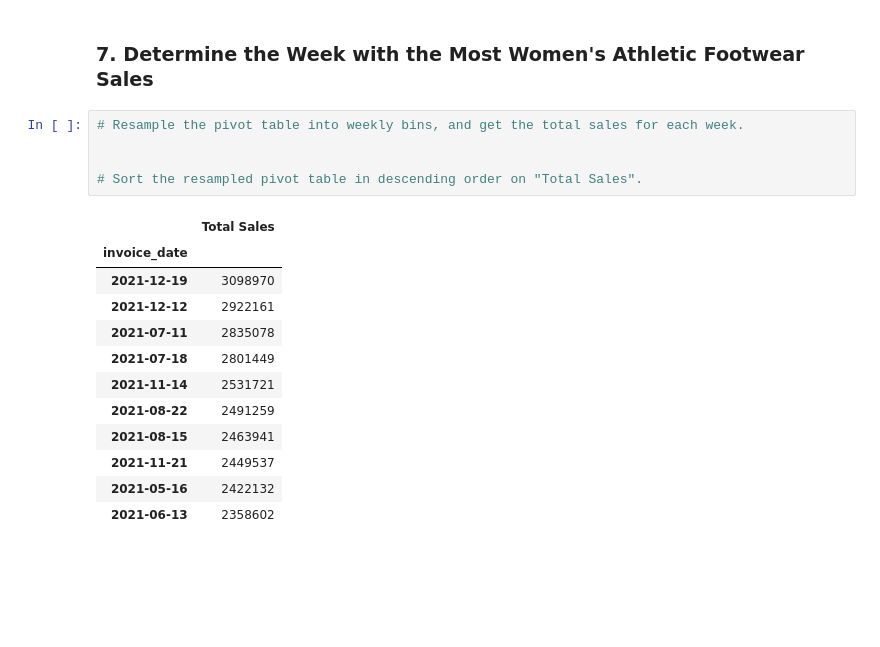
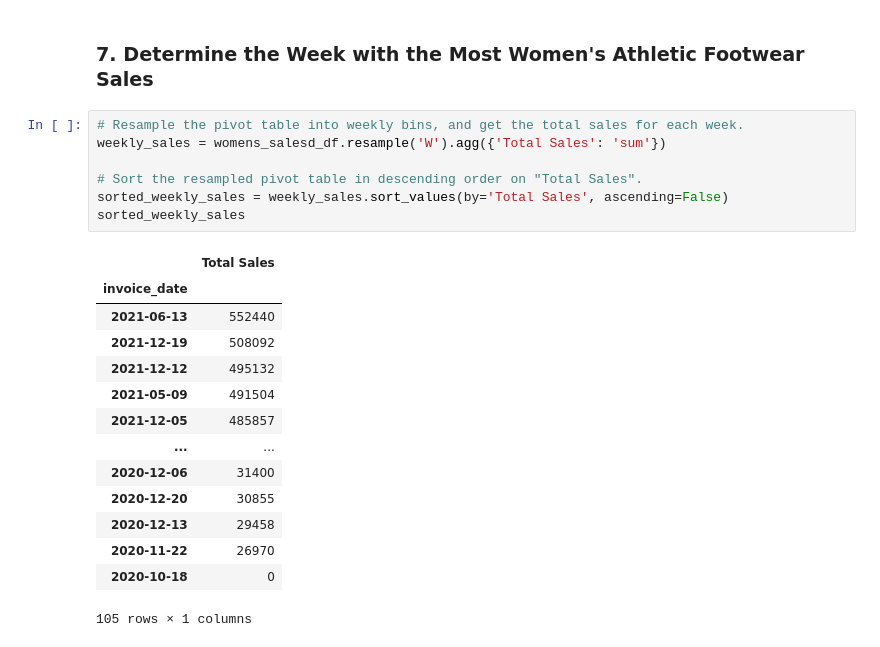
Before and after one commit to Dragon9804/athletic_sales_analysis, a Jupyter notebook: athletic_sales_analysis.ipynb, the cells around one changed output. Cells and saved outputs as stored; diff of their text form; blank space fills up the shorter version.

```diff
--- a/athletic_sales_analysis.ipynb
+++ b/athletic_sales_analysis.ipynb
@@ -437,19 +437,23 @@ sorted_daily_sales
 ### 7.  Determine the Week with the Most Women's Athletic Footwear Sales
 # %%
 # Resample the pivot table into weekly bins, and get the total sales for each week.
-
+weekly_sales = womens_salesd_df.resample('W').agg({'Total Sales': 'sum'})
 
 # Sort the resampled pivot table in descending order on "Total Sales".
+sorted_weekly_sales = weekly_sales.sort_values(by='Total Sales', ascending=False)
+sorted_weekly_sales
 # %% [output]
 |  | Total Sales |
 | invoice_date |  |
-| 2021-12-19 | 3098970 |
-| 2021-12-12 | 2922161 |
-| 2021-07-11 | 2835078 |
-| 2021-07-18 | 2801449 |
-| 2021-11-14 | 2531721 |
-| 2021-08-22 | 2491259 |
-| 2021-08-15 | 2463941 |
-| 2021-11-21 | 2449537 |
-| 2021-05-16 | 2422132 |
-| 2021-06-13 | 2358602 |
+| 2021-06-13 | 552440 |
+| 2021-12-19 | 508092 |
+| 2021-12-12 | 495132 |
+| 2021-05-09 | 491504 |
+| 2021-12-05 | 485857 |
+| ... | ... |
+| 2020-12-06 | 31400 |
+| 2020-12-20 | 30855 |
+| 2020-12-13 | 29458 |
+| 2020-11-22 | 26970 |
+| 2020-10-18 | 0 |
+105 rows × 1 columns
```
